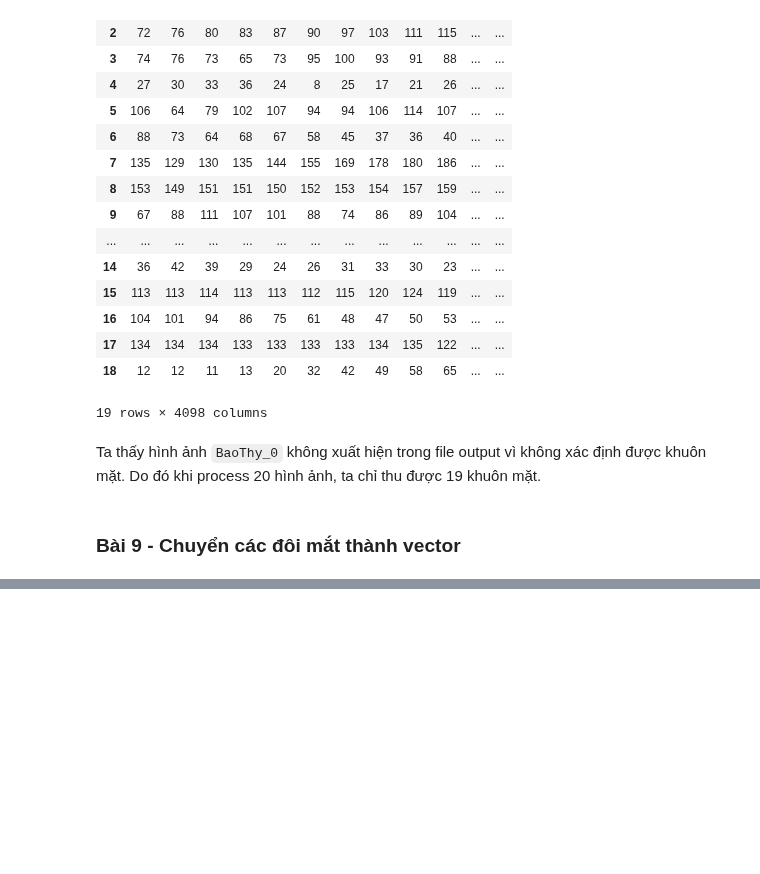
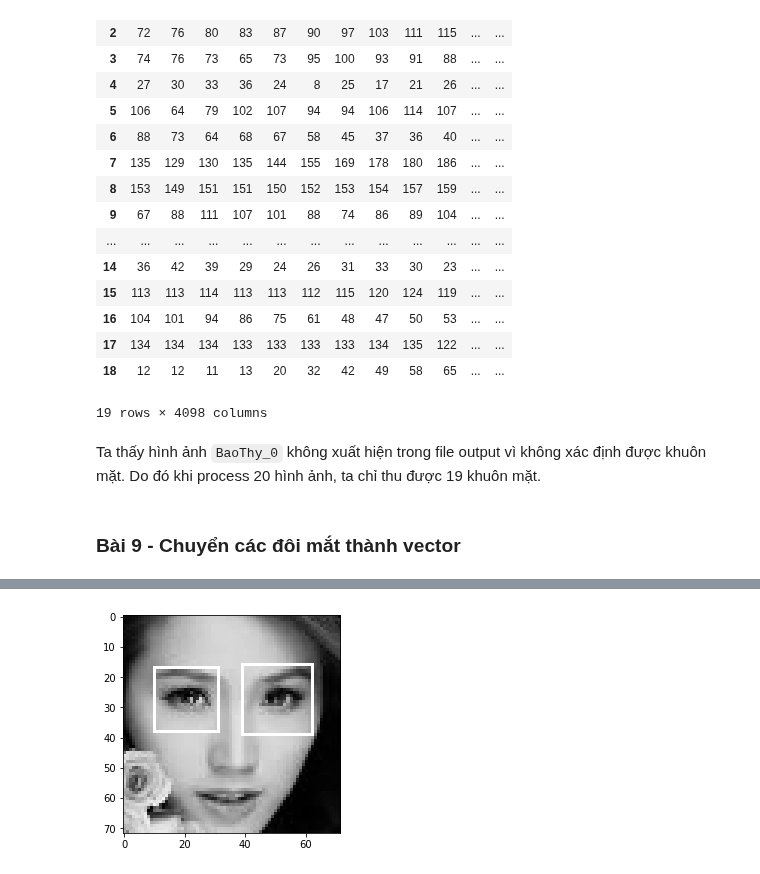
Before and after one commit to riduan91/DSC101, a Jupyter notebook: Lesson9/TD/FaceRecognitionWithSVM.ipynb, the cells around one changed output, grey strips where cells are left out. Drawn from its saved outputs; the diff is of its cells as text; code cells hidden in the pictures; blank space fills up the shorter version.

```diff
--- a/Lesson9/TD/FaceRecognitionWithSVM.ipynb
+++ b/Lesson9/TD/FaceRecognitionWithSVM.ipynb
@@ -454,0 +494,7 @@ Ta thấy hình ảnh `BaoThy_0` không xuất hiện trong file output vì khô
+# %%
+# Ví dụ 1 ảnh tốt khác
+face = Face('ImageFolder/BaoThy_115.png')
+face.draw('eye_marked', 0)
+face.draw('eye_marked', -1)
+# %% [output]
+[figure, added]
```
Also changed, not shown: parts of 8 cells of this notebook, 3 other files.
